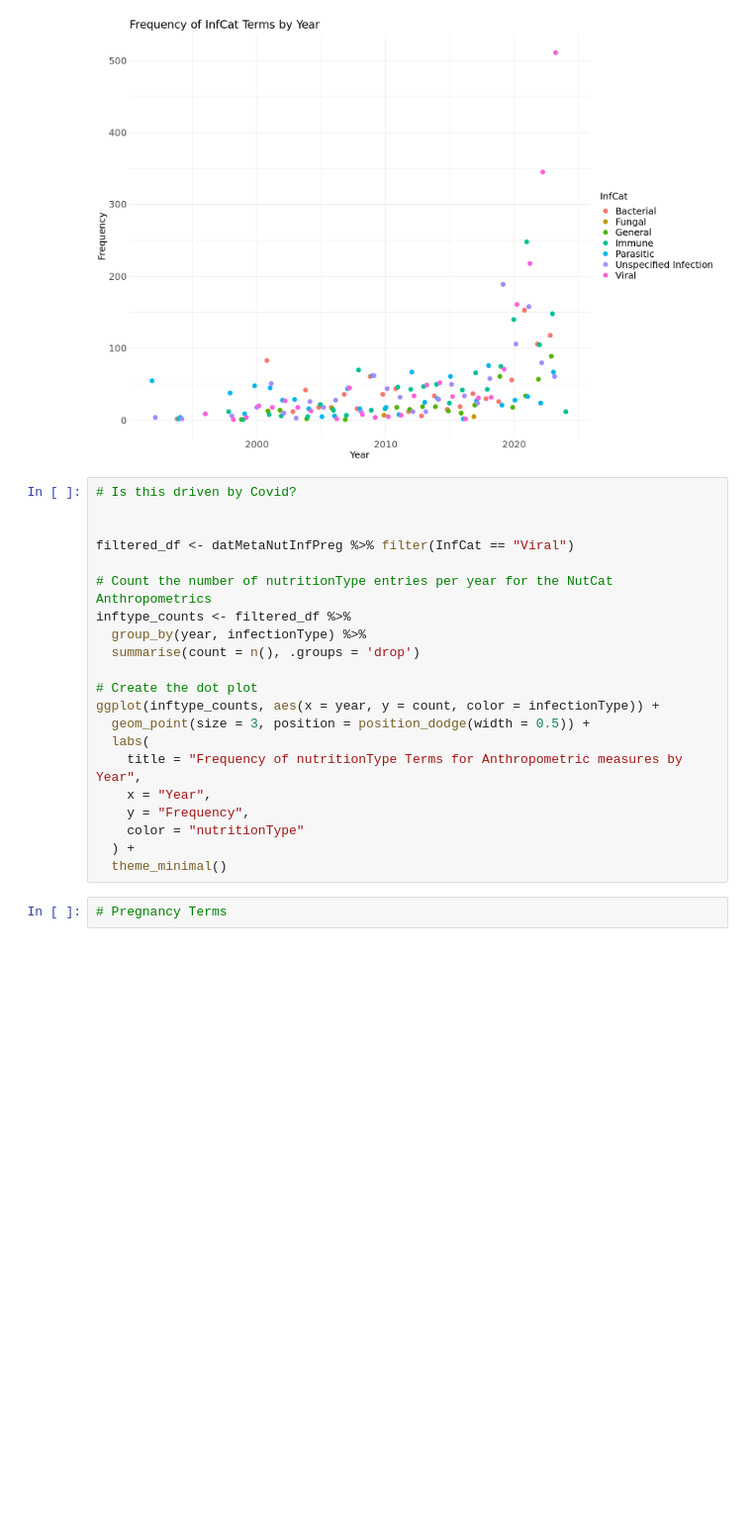
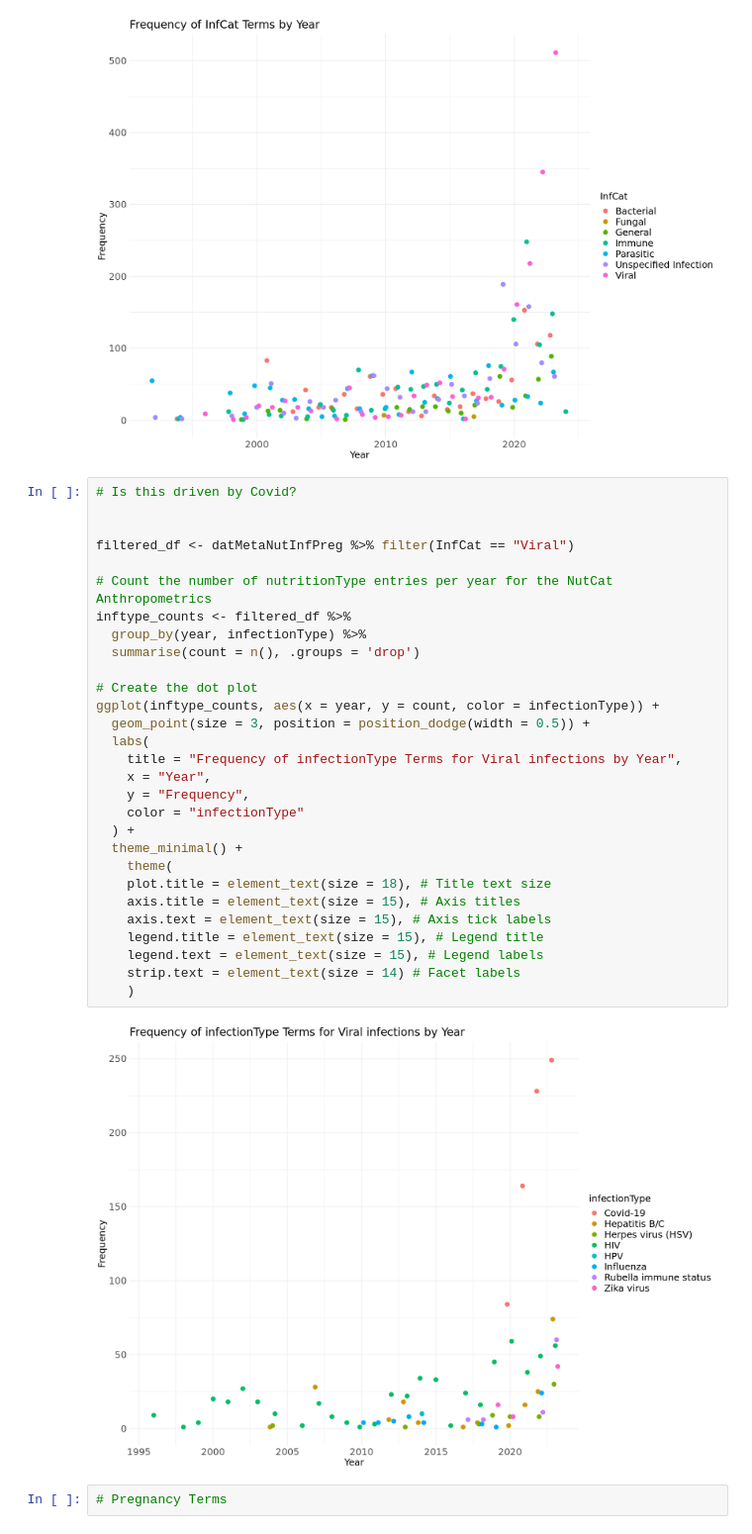
Before and after one commit to alexjvr1/EVE_lab_public, a Jupyter notebook: scoping_review_figs.ipynb, the cells around one changed output. Shown at 99% size. Drawn from its saved outputs; the diff is of its cells as text; blank space fills up the shorter version.

Commit message:
add infection freq plots

```diff
--- a/scoping_review_figs.ipynb
+++ b/scoping_review_figs.ipynb
@@ -566,24 +566,34 @@ ggplot(infcat_counts, aes(x = year, y = count, color = InfCat)) +
 # %%
 # Is this driven by Covid?
 
 
 filtered_df <- datMetaNutInfPreg %>% filter(InfCat == "Viral")
 
 # Count the number of nutritionType entries per year for the NutCat Anthropometrics
 inftype_counts <- filtered_df %>%
   group_by(year, infectionType) %>%
   summarise(count = n(), .groups = 'drop')
 
 # Create the dot plot
 ggplot(inftype_counts, aes(x = year, y = count, color = infectionType)) +
   geom_point(size = 3, position = position_dodge(width = 0.5)) +
   labs(
-    title = "Frequency of nutritionType Terms for Anthropometric measures by Year",
+    title = "Frequency of infectionType Terms for Viral infections by Year",
     x = "Year",
     y = "Frequency",
-    color = "nutritionType"
+    color = "infectionType"
   ) +
-  theme_minimal()
+  theme_minimal() +
+    theme(
+    plot.title = element_text(size = 18), # Title text size
+    axis.title = element_text(size = 15), # Axis titles
+    axis.text = element_text(size = 15), # Axis tick labels
+    legend.title = element_text(size = 15), # Legend title
+    legend.text = element_text(size = 15), # Legend labels
+    strip.text = element_text(size = 14) # Facet labels
+    )
+# %% [output]
+[figure, added]
 # %%
 # Pregnancy Terms
 # %%
```
